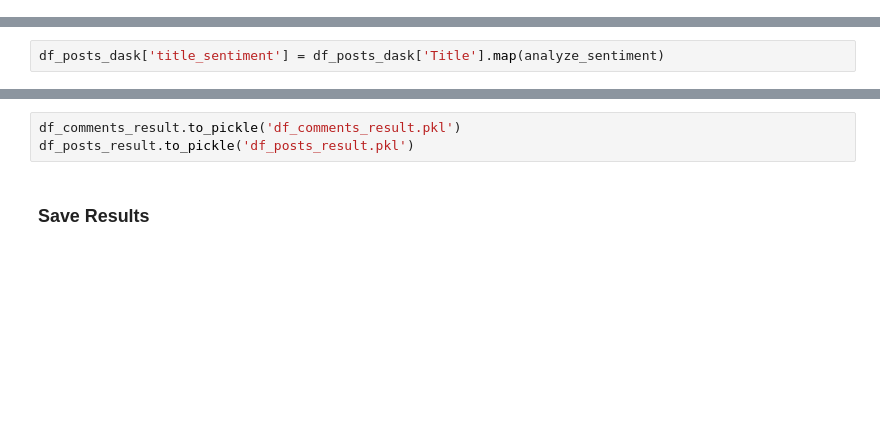
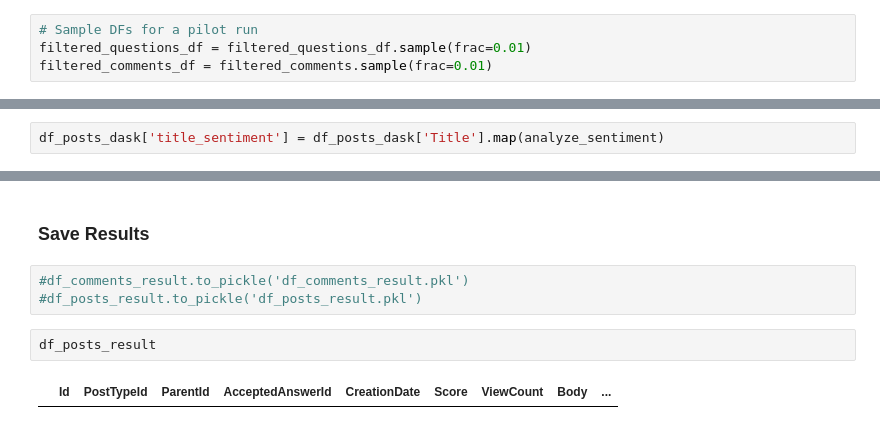
Before and after one commit to pierrehogenhaug/compToolsForDSProject, a Jupyter notebook: sentiment_intensity_analyzer.ipynb, the cells around one changed output, grey strips where cells are left out. Cells and saved outputs as stored; diff of their text form; blank space fills up the shorter version.

```diff
--- a/sentiment_intensity_analyzer.ipynb
+++ b/sentiment_intensity_analyzer.ipynb
@@ -106,6 +175,10 @@ def preprocess_text(text, remove_stopwords=False, use_lemmatize=True, use_stemme
     text = ' '.join(words)
 
     return text
+# %%
+# Sample DFs for a pilot run
+filtered_questions_df = filtered_questions_df.sample(frac=0.01)
+filtered_comments_df = filtered_comments.sample(frac=0.01)
 # %%
 # Preprocess Title, Body, and Tags using Dask DataFrames
 # Convert the DFs to Dask DataFrames
@@ -200,5 +273,9 @@ with ProgressBar():
-# %%
-df_comments_result.to_pickle('df_comments_result.pkl')
-df_posts_result.to_pickle('df_posts_result.pkl')
 # %% [markdown]
 ### Save Results
+# %%
+#df_comments_result.to_pickle('df_comments_result.pkl')
+#df_posts_result.to_pickle('df_posts_result.pkl')
+# %%
+df_posts_result
+# %% [output]
+|  | Id | PostTypeId | ParentId | AcceptedAnswerId | CreationDate | Score | ViewCount | Body | ... |
```
Also changed, not shown: parts of 20 cells of this notebook.
